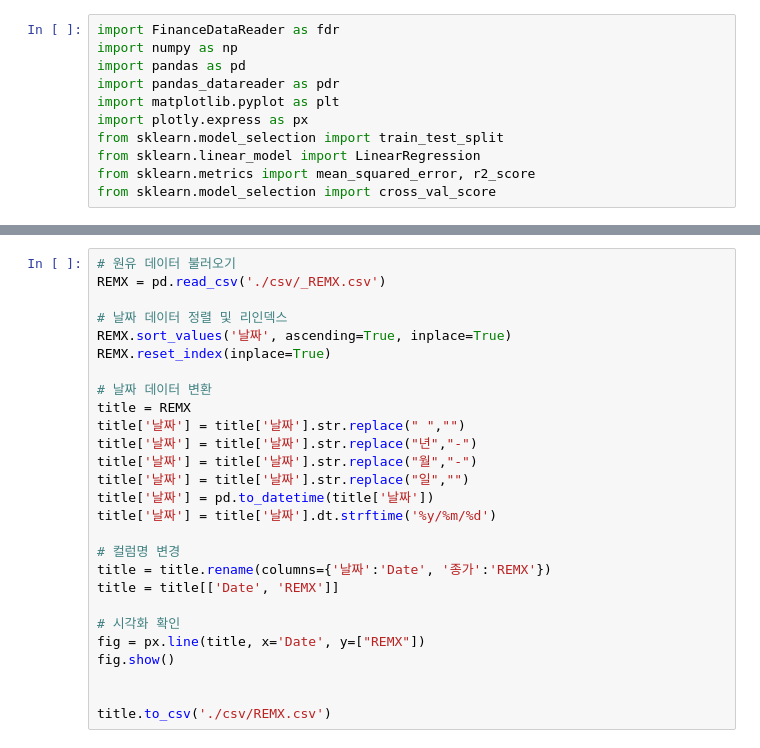
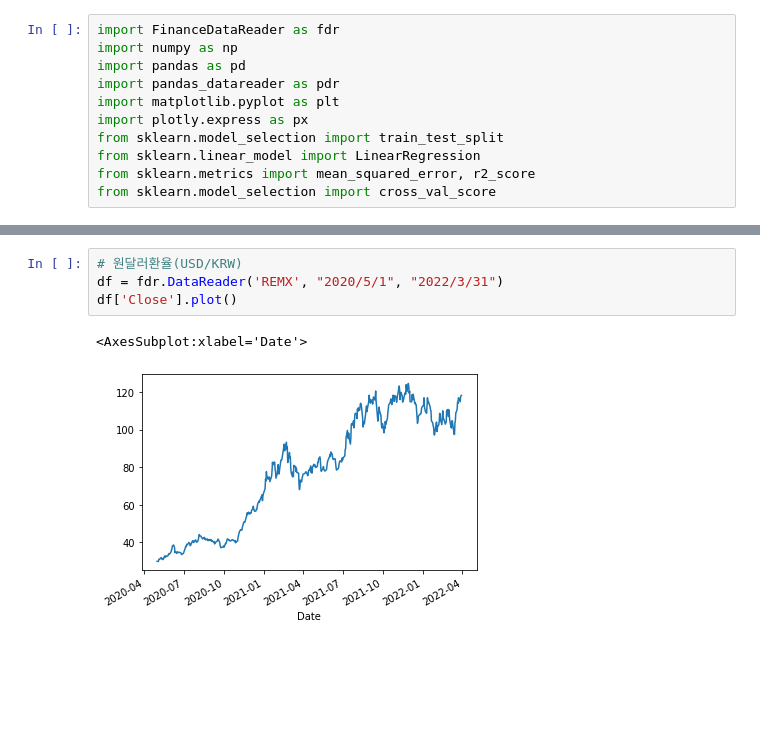
Before and after one commit to dlslrksk/ubion_hackaton, a Jupyter notebook: FinanceDataReader_preprocessing.ipynb, the cells around one changed output, grey strips where cells are left out. Cells and saved outputs as stored; diff of their text form; blank space fills up the shorter version.

```diff
--- a/FinanceDataReader_preprocessing.ipynb
+++ b/FinanceDataReader_preprocessing.ipynb
@@ -39,27 +12,7 @@ title.to_csv('./csv/REMX.csv')
-# %%
-# 원유 데이터 불러오기
-REMX = pd.read_csv('./csv/_REMX.csv')
-
-# 날짜 데이터 정렬 및 리인덱스
-REMX.sort_values('날짜', ascending=True, inplace=True)
-REMX.reset_index(inplace=True)
-
-# 날짜 데이터 변환
-title = REMX
-title['날짜'] = title['날짜'].str.replace(" ","")
-title['날짜'] = title['날짜'].str.replace("년","-")
-title['날짜'] = title['날짜'].str.replace("월","-")
-title['날짜'] = title['날짜'].str.replace("일","")
-title['날짜'] = pd.to_datetime(title['날짜'])
-title['날짜'] = title['날짜'].dt.strftime('%y/%m/%d')
-
-# 컬럼명 변경
-title = title.rename(columns={'날짜':'Date', '종가':'REMX'})
-title = title[['Date', 'REMX']]
-
-# 시각화 확인
-fig = px.line(title, x='Date', y=["REMX"])
-fig.show()
-
-
-title.to_csv('./csv/REMX.csv')
+# %%
+# 원달러환율(USD/KRW)
+df = fdr.DataReader('REMX', "2020/5/1", "2022/3/31")
+df['Close'].plot()
+# %% [output]
+<AxesSubplot:xlabel='Date'>
+[figure, added]
```
Also changed, not shown: parts of 8 cells of this notebook, 9 other files.
